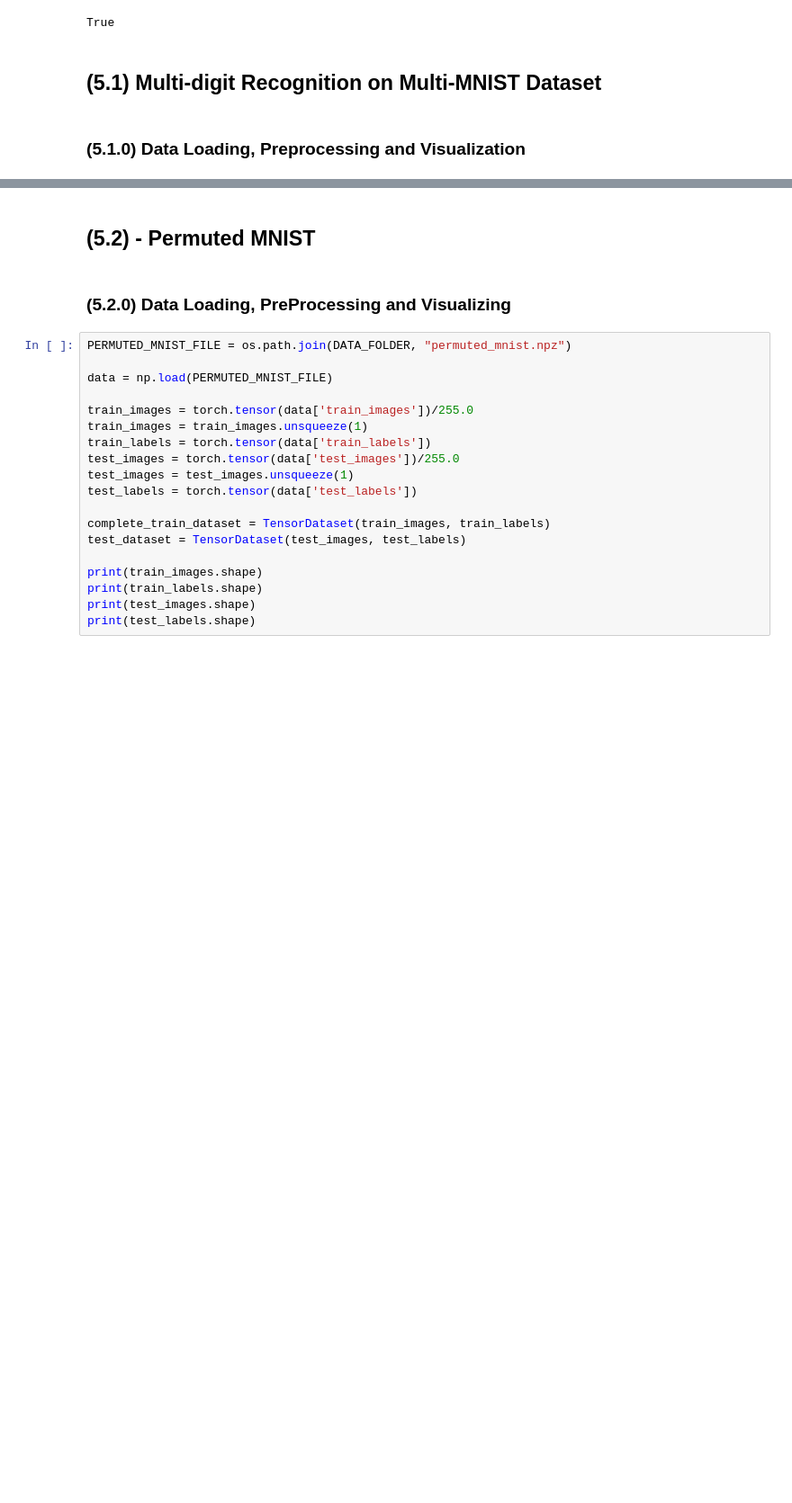
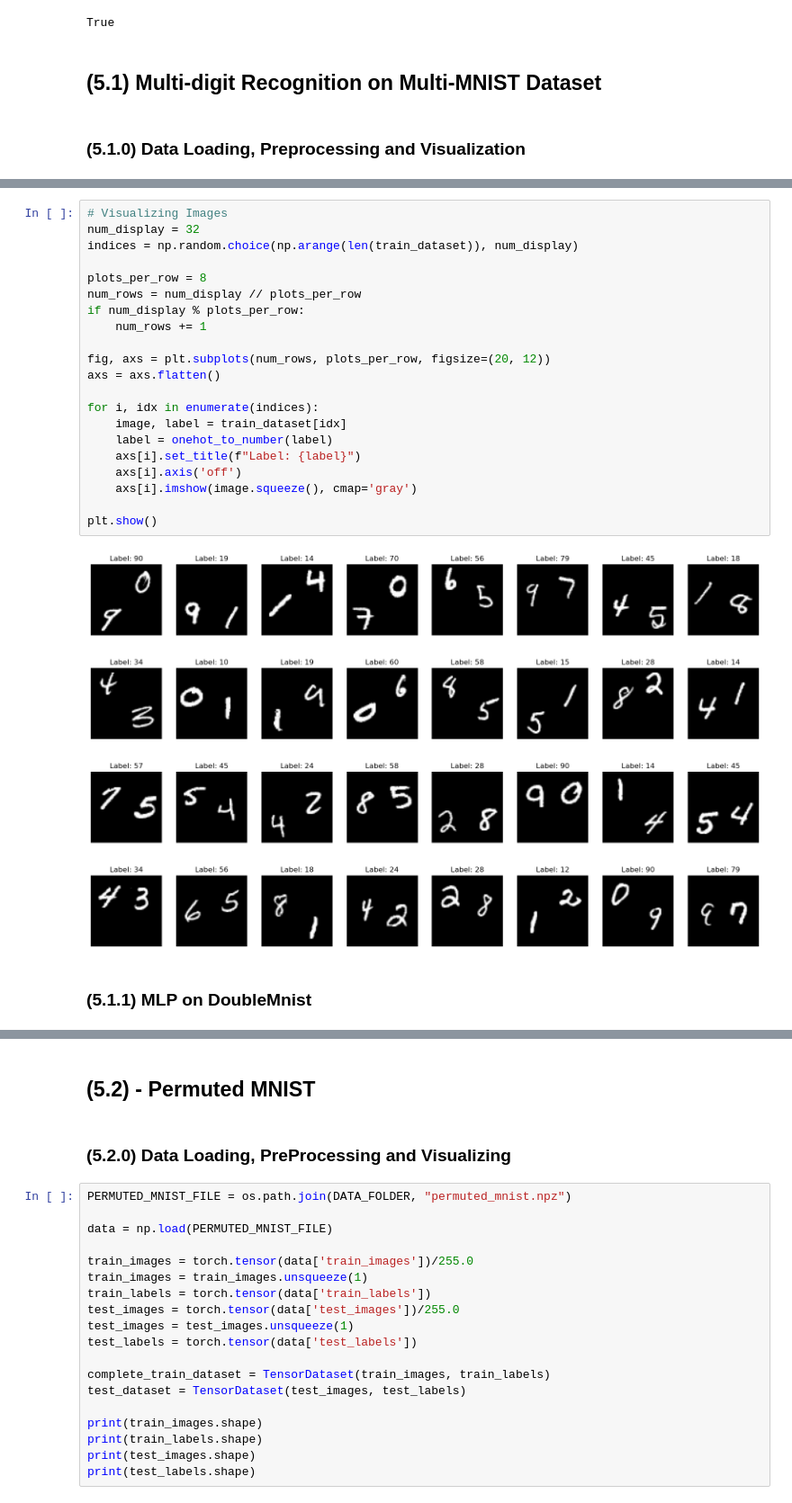
Before and after one commit to fine-man/smai-assignment-3, a Jupyter notebook: 5.ipynb, the cells around one changed output, grey strips where cells are left out. Shown: that part at 90% size. Saved outputs shown, nothing was run; the diff lists cells and outputs as text; blank space fills up the shorter version.

```diff
--- a/5.ipynb
+++ b/5.ipynb
@@ -102,0 +162,25 @@ test_dataset = DoubleMNIST(test_img_paths)
+# %%
+# Visualizing Images
+num_display = 32
+indices = np.random.choice(np.arange(len(train_dataset)), num_display)
+
+plots_per_row = 8
+num_rows = num_display // plots_per_row
+if num_display % plots_per_row:
+    num_rows += 1
+
+fig, axs = plt.subplots(num_rows, plots_per_row, figsize=(20, 12))
+axs = axs.flatten()
+
+for i, idx in enumerate(indices):
+    image, label = train_dataset[idx]
+    label = onehot_to_number(label)
+    axs[i].set_title(f"Label: {label}")
+    axs[i].axis('off')
+    axs[i].imshow(image.squeeze(), cmap='gray')
+
+plt.show()
+# %% [output]
+[figure, added]
+# %% [markdown]
+### (5.1.1) MLP on DoubleMnist
```
Also changed, not shown: parts of 37 cells of this notebook, 23 other files.
